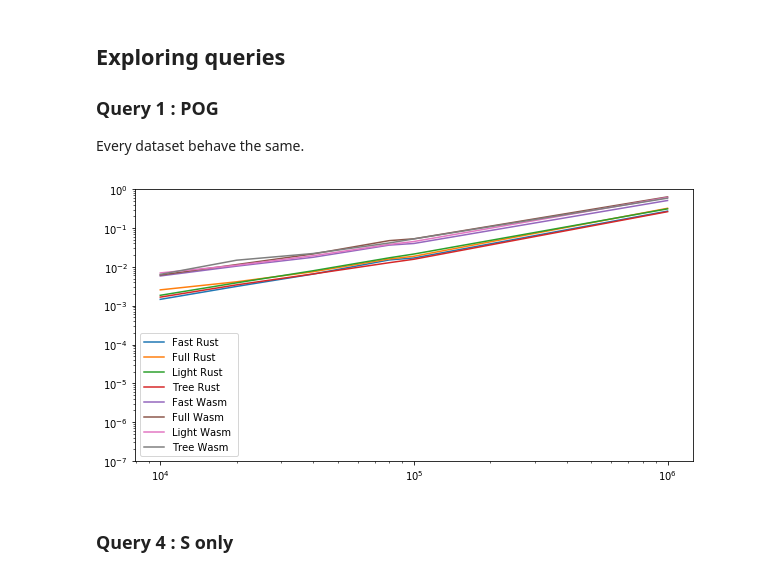
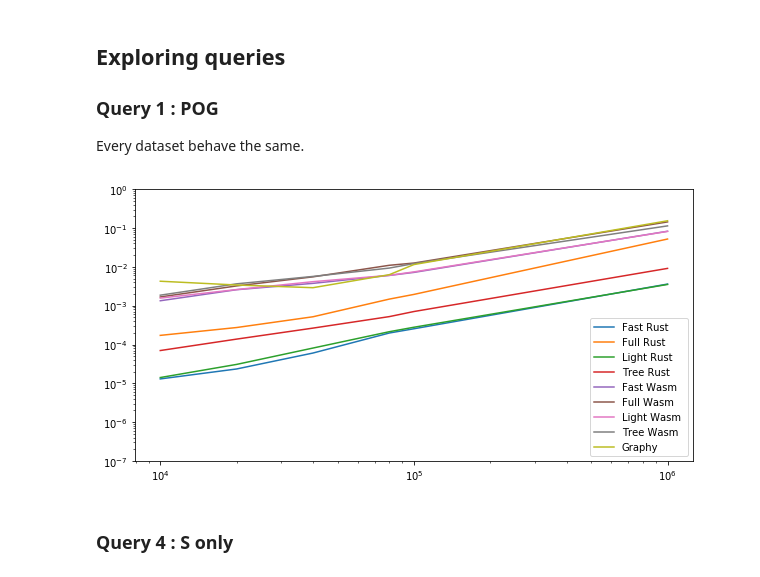
Before and after one commit to BruJu/wasmify-sophia, a Jupyter notebook: notes/rustvsjs/CompareTarget.ipynb, the cells around one changed output. Saved outputs shown, nothing was run; the diff lists cells and outputs as text; code cells hidden in the pictures.

Commit message:
fix graphy benches

```diff
--- a/notes/rustvsjs/CompareTarget.ipynb
+++ b/notes/rustvsjs/CompareTarget.ipynb
@@ -63,7 +63,8 @@ for query in queries:
                         if nb_of_quads not in d:
                             d[nb_of_quads] = []
 
-                        total_time = float(row[7]) + float(row[8])
+                        #total_time = float(row[7]) + float(row[8])
+                        total_time = float(row[8])
                         d[nb_of_quads].append(total_time)
 
             return d
@@ -85,5 +86,8 @@ for key in data:
 # %%
 import pprint as pp
 
-pp.pprint(data, indent=2)
+for x in data:
+    print(x)
+    pp.pprint(data[x], indent=2)
+    break
 # %% [output]
@@ -110,8 +104,8 @@ def draw_plot(queries, graph_name, intermediates):
 
     def dd(query_name, p):
         for intermediate in intermediates:
-            #for target in ['Rust', 'Wasm']:
-            for target in ['Wasm']:
+            for target in ['Rust', 'Wasm']:
+            #for target in ['Wasm']:
                 x = []
                 y = []
 
@@ -175,6 +169,9 @@ A new draw plot function
 # %%
 def draw_plot(queries, datasets, targets, intermediates):
     def make_title(q, d, t, i):
+        if d == "Graphy":
+            return "Graphy"
+
         zz = ""
 
         if len(queries) != 1:
@@ -187,10 +184,15 @@ def draw_plot(queries, datasets, targets, intermediates):
             zz += i + " "
         return zz
 
+    graphy_ok = False
+
     for query in queries:
         for target in targets:
             for dataset in datasets:
                 for intermediate in intermediates:
+                    if dataset == "Graphy" and graphy_ok:
+                        continue
+
                     x = []
                     y = []
 
@@ -200,7 +202,10 @@ def draw_plot(queries, datasets, targets, intermediates):
                                 x.append(size)
                                 y.append(data[entry][size])
 
-                    plt.loglog(x, y, label=make_title(query, dataset, target, intermediate))
+                    if len(x) > 0:
+                        if dataset == "Graphy":
+                            graphy_ok = True
+                        plt.loglog(x, y, label=make_title(query, dataset, target, intermediate))
 
     # plt.title("Comparing " + graph_name + " Dataset on " + qname)
     axes = plt.gca()
@@ -217,9 +222,9 @@ plt.rcParams["figure.figsize"]=10,5
 
 Every dataset behave the same.
 # %%
-draw_plot(["query"], ["Fast", "Full", "Light", "Tree"], ["Rust", "Wasm"], ["Self"])
+draw_plot(["query"], ["Fast", "Full", "Light", "Tree", "Graphy"], ["Rust", "Wasm"], ["Self"])
 # %% [output]
-[figure, old version]
+[figure, new version]
 # %% [markdown]
 ### Query 4 : S only
 # %% [markdown]
```
Also changed, not shown: parts of 12 cells of this notebook, 4 other files.
